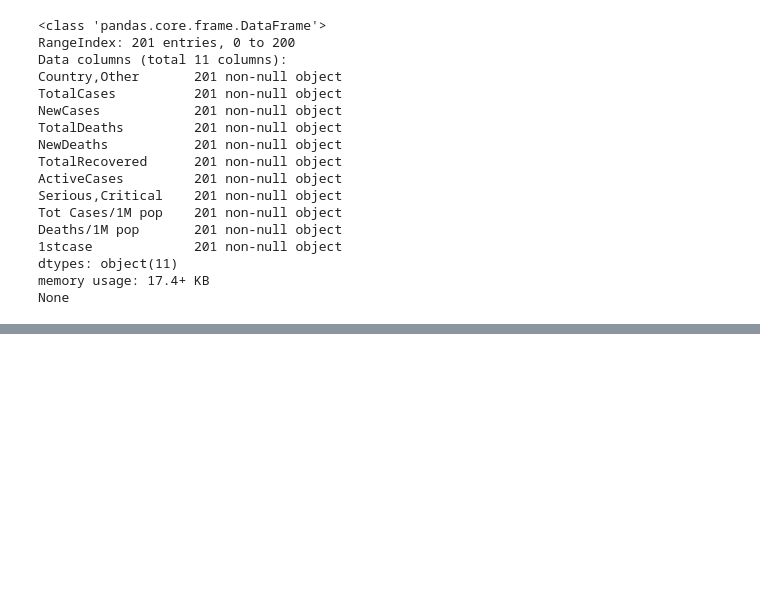
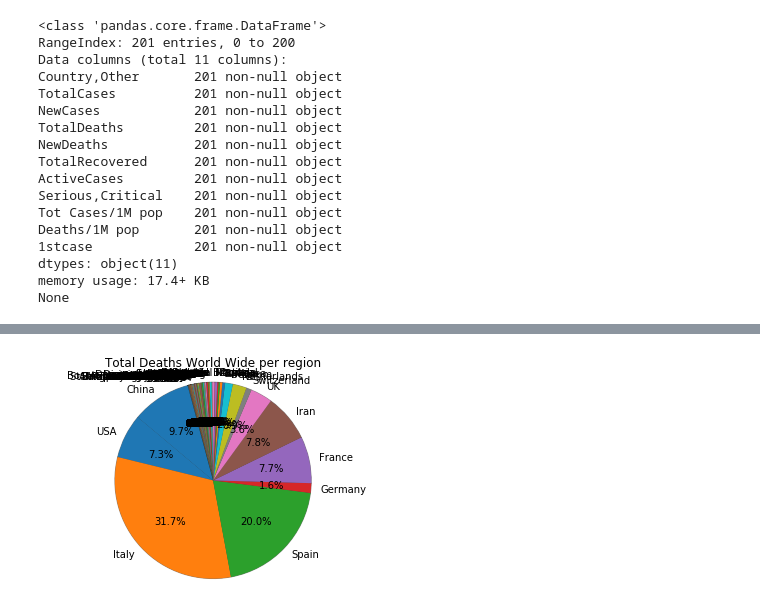
Before and after one commit to MaxBoyar/corona-datascience, a Jupyter notebook: CDS.ipynb, the cells around one changed output, grey strips where cells are left out. Drawn from its saved outputs; the diff is of its cells as text; code cells hidden in the pictures; blank space fills up the shorter version.

Commit message:
plot + data cleaning (not finished)

```diff
--- a/CDS.ipynb
+++ b/CDS.ipynb
@@ -86,3 +88,9 @@ Deaths/1M pop       201 non-null object
 dtypes: object(11)
 memory usage: 17.4+ KB
 None
+# %%
+#Convert Data into Usefull ints
+
+#corona_df.TotalCases=corona_df.TotalCases.str.replace(',', '')
+corona_df.TotalDeaths=corona_df.TotalDeaths.str.replace(',', '')
+corona_df.TotalDeaths=corona_df.TotalDeaths.str.replace(' ', '0')
@@ -88,0 +99,3 @@ None
+# %%
+#corona_df.TotalCases=corona_df.TotalCases.astype(str).astype(int)
+corona_df.TotalDeaths=corona_df.TotalDeaths.astype(str).astype(int)
@@ -88,0 +122,15 @@ None
+# %%
+deaths_num=corona_df.TotalDeaths
+region=corona_df["Country,Other"]
+# %%
+labels=region
+sizes = deaths_num
+
+
+# Plot
+plt.title("Total Deaths World Wide per region")
+plt.pie(sizes,labels=labels,autopct='%1.1f%%', shadow=True, startangle=140)
+plt.axis('equal')
+plt.show()
+# %% [output]
+[figure, added]
```
Also changed, not shown: parts of 3 cells of this notebook.
